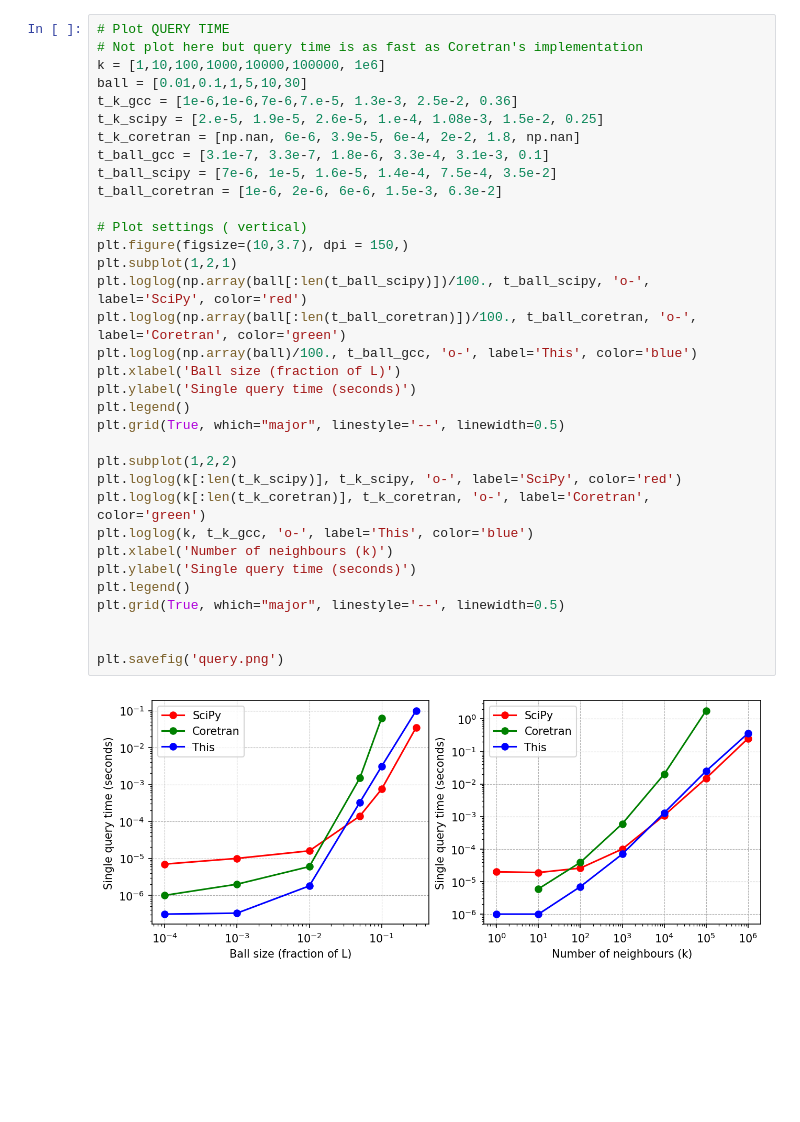
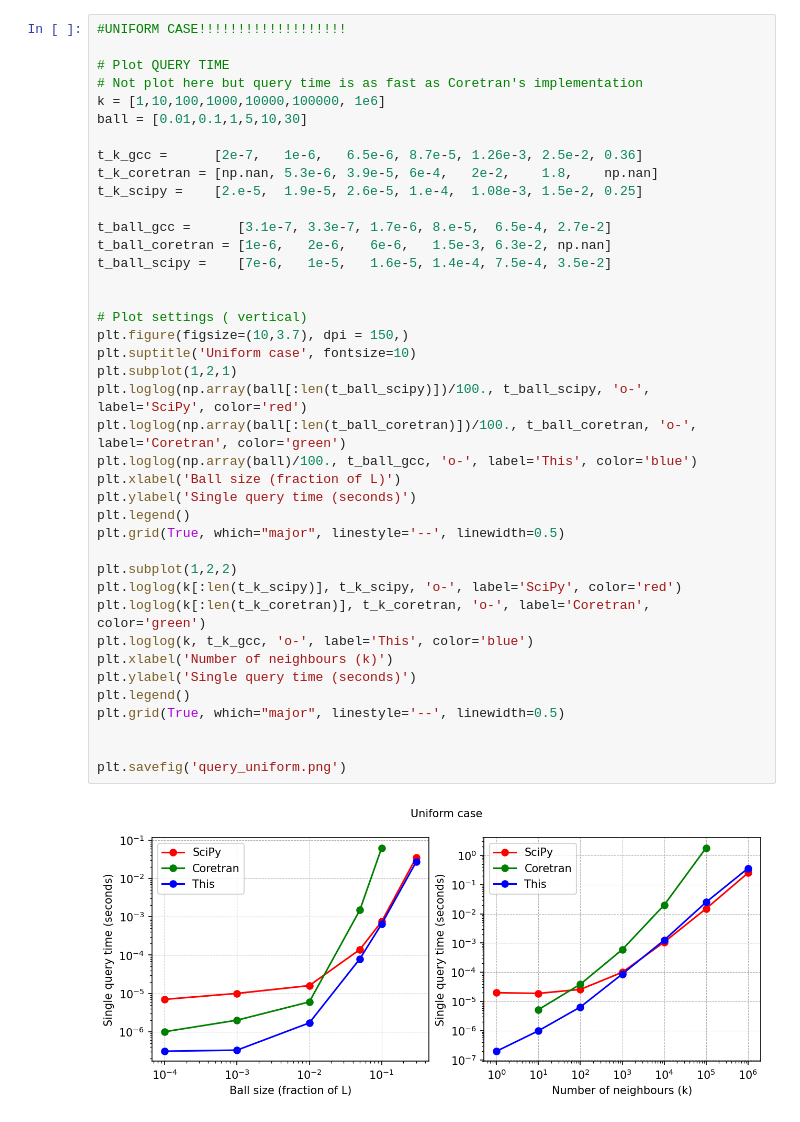
Before and after one commit to oscarmonllor99/cosmokdtree, a Jupyter notebook: benchmark/benchmark.ipynb, the cells around one changed output. Saved outputs shown, nothing was run; the diff lists cells and outputs as text; blank space fills up the shorter version.

```diff
--- a/benchmark/benchmark.ipynb
+++ b/benchmark/benchmark.ipynb
@@ -79,36 +89,42 @@ plt.savefig('construction.png')
 # %%
+#UNIFORM CASE!!!!!!!!!!!!!!!!!!!
+
 # Plot QUERY TIME
 # Not plot here but query time is as fast as Coretran's implementation
 k = [1,10,100,1000,10000,100000, 1e6]
 ball = [0.01,0.1,1,5,10,30]
-t_k_gcc = [1e-6,1e-6,7e-6,7.e-5, 1.3e-3, 2.5e-2, 0.36]
-t_k_scipy = [2.e-5, 1.9e-5, 2.6e-5, 1.e-4, 1.08e-3, 1.5e-2, 0.25]
-t_k_coretran = [np.nan, 6e-6, 3.9e-5, 6e-4, 2e-2, 1.8, np.nan]
-t_ball_gcc = [3.1e-7, 3.3e-7, 1.8e-6, 3.3e-4, 3.1e-3, 0.1]
-t_ball_scipy = [7e-6, 1e-5, 1.6e-5, 1.4e-4, 7.5e-4, 3.5e-2]
-t_ball_coretran = [1e-6, 2e-6, 6e-6, 1.5e-3, 6.3e-2]
+
+t_k_gcc =      [2e-7,   1e-6,   6.5e-6, 8.7e-5, 1.26e-3, 2.5e-2, 0.36]
+t_k_coretran = [np.nan, 5.3e-6, 3.9e-5, 6e-4,   2e-2,    1.8,    np.nan]
+t_k_scipy =    [2.e-5,  1.9e-5, 2.6e-5, 1.e-4,  1.08e-3, 1.5e-2, 0.25]
+
+t_ball_gcc =      [3.1e-7, 3.3e-7, 1.7e-6, 8.e-5,  6.5e-4, 2.7e-2]
+t_ball_coretran = [1e-6,   2e-6,   6e-6,   1.5e-3, 6.3e-2, np.nan]
+t_ball_scipy =    [7e-6,   1e-5,   1.6e-5, 1.4e-4, 7.5e-4, 3.5e-2]
+
 
 # Plot settings ( vertical)
 plt.figure(figsize=(10,3.7), dpi = 150,)
+plt.suptitle('Uniform case', fontsize=10)
 plt.subplot(1,2,1)
 plt.loglog(np.array(ball[:len(t_ball_scipy)])/100., t_ball_scipy, 'o-', label='SciPy', color='red')
 plt.loglog(np.array(ball[:len(t_ball_coretran)])/100., t_ball_coretran, 'o-', label='Coretran', color='green')
 plt.loglog(np.array(ball)/100., t_ball_gcc, 'o-', label='This', color='blue')
 plt.xlabel('Ball size (fraction of L)')
 plt.ylabel('Single query time (seconds)')
 plt.legend()
 plt.grid(True, which="major", linestyle='--', linewidth=0.5)
 
 plt.subplot(1,2,2)
 plt.loglog(k[:len(t_k_scipy)], t_k_scipy, 'o-', label='SciPy', color='red')
 plt.loglog(k[:len(t_k_coretran)], t_k_coretran, 'o-', label='Coretran', color='green')
 plt.loglog(k, t_k_gcc, 'o-', label='This', color='blue')
 plt.xlabel('Number of neighbours (k)')
 plt.ylabel('Single query time (seconds)')
 plt.legend()
 plt.grid(True, which="major", linestyle='--', linewidth=0.5)
 
 
-plt.savefig('query.png')
+plt.savefig('query_uniform.png')
 # %% [output]
-[figure, old version]
+[figure, new version]
```
Also changed, not shown: parts of 9 cells of this notebook, 7 other files.
